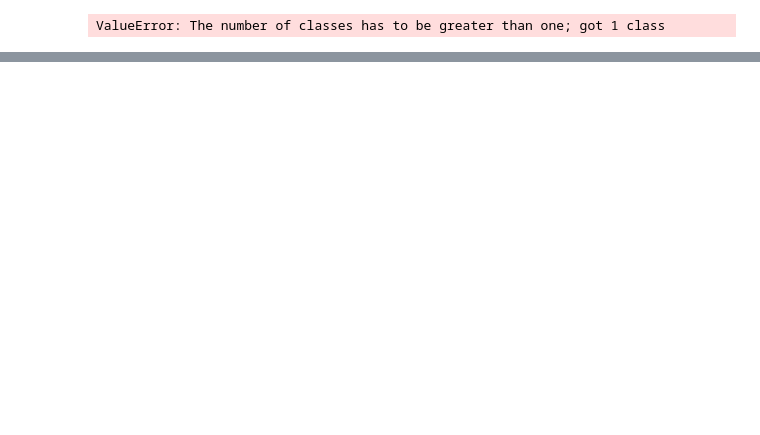
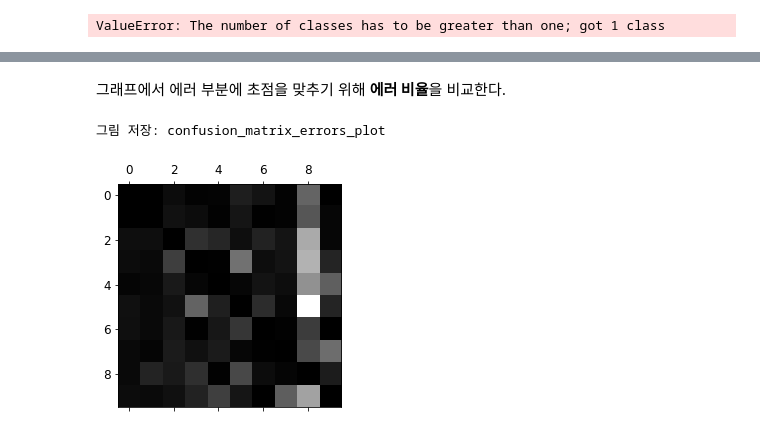
Before and after one commit to Choi-SeoYun/handsOn-ml2, a Jupyter notebook: CHAPTER3/chpater3_분류_p128.ipynb, the cells around one changed output, grey strips where cells are left out. Cells and saved outputs as stored; diff of their text form; code cells hidden in the pictures; blank space fills up the shorter version.

```diff
--- a/CHAPTER3/chpater3_분류_p128.ipynb
+++ b/CHAPTER3/chpater3_분류_p128.ipynb
@@ -493,0 +608,14 @@ ValueError: The number of classes has to be greater than one; got 1 class
+# %% [markdown]
+그래프에서 에러 부분에 초점을 맞추기 위해 **에러 비율**을 비교한다.
+# %%
+row_sums = conf_mx.sum(axis=1, keepdims=True)
+norm_conf_mx = conf_mx / row_sums
+
+# 그림으로 표현
+np.fill_diagonal(norm_conf_mx, 0)    # 주 대각선은 0으로 채워서 검정색이 나오게 하자
+plt.matshow(norm_conf_mx, cmap=plt.cm.gray)
+save_fig("confusion_matrix_errors_plot", tight_layout=False)
+plt.show()
+# %% [output]
+그림 저장: confusion_matrix_errors_plot
+[figure, added]
```
Also changed, not shown: parts of 45 cells of this notebook, 5 other files.
